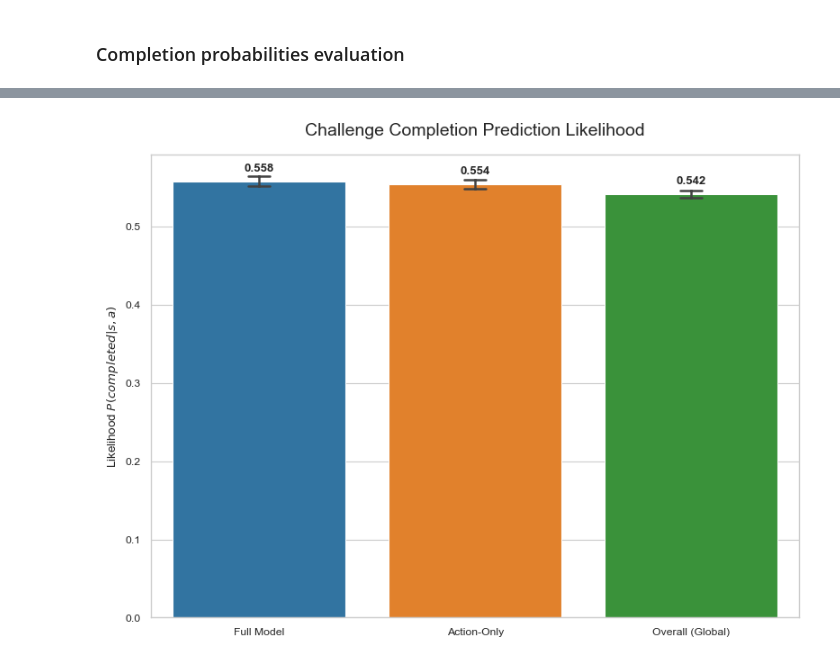
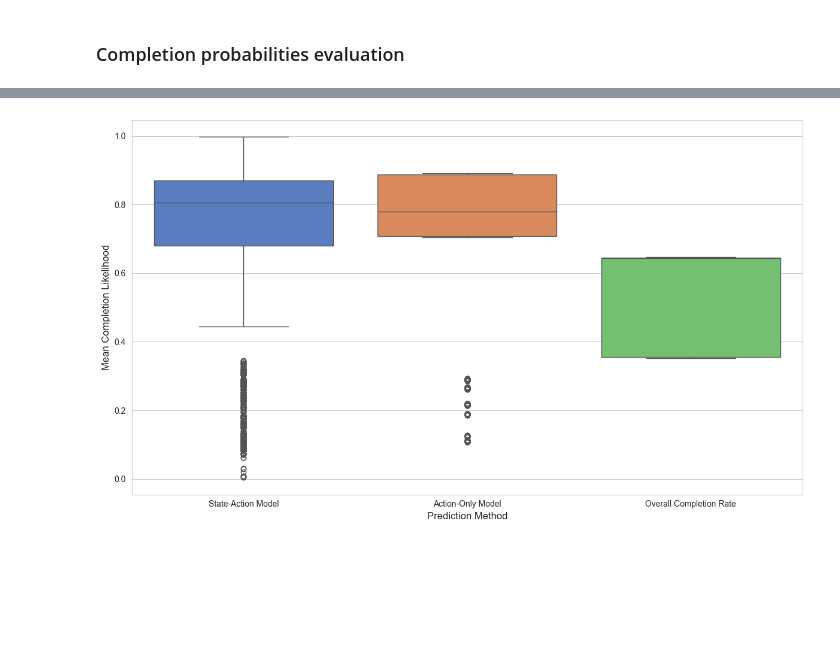
Before and after one commit to shirleyxindi/morl-personalization, a Jupyter notebook: src/RQ/dynamics_evaluation.ipynb, the cells around one changed output, grey strips where cells are left out. Saved outputs shown, nothing was run; the diff lists cells and outputs as text; code cells hidden in the pictures; blank space fills up the shorter version.

```diff
--- a/src/RQ/dynamics_evaluation.ipynb
+++ b/src/RQ/dynamics_evaluation.ipynb
@@ -249,0 +278,8 @@ L1-error (action-only) per objective: 0.4391 ± 0.0779, 0.3465 ± 0.0796, 0.3444
+# %%
+for obj, obj_name in zip(reward_cols, obj_names):
+    if obj == "r_diversity":
+        continue  # Skip diversity for this analysis, since it is deterministic
+    combined_results[f'{obj}_improvement'] = combined_results[f'{obj}_l1_error_action_only'] - combined_results[f'{obj}_l1_error']
+    user_diffs = combined_results.groupby('user_id')[f'{obj}_improvement'].mean().values
+    print(f"\n{obj_name}:")
+    ba.paired_t_test(user_diffs)
@@ -249,0 +350,6 @@ L1-error (action-only) per objective: 0.4391 ± 0.0779, 0.3465 ± 0.0796, 0.3444
+# %%
+for outcome in stochastic_outcomes:
+    combined_results[f'{outcome}_improvement'] = combined_results[f'{outcome}_likelihood'] - combined_results[f'{outcome}_likelihood_action_only']
+    user_diffs = combined_results.groupby('user_id')[f'{outcome}_improvement'].mean().values
+    print(f"\n{outcome}:")
+    ba.paired_t_test(user_diffs)
@@ -284,0 +421,5 @@ plt.show()
+# %%
+combined_results['next_state_improvement'] = combined_results['next_state_likelihood'] - combined_results['equal_state']
+user_diffs = combined_results.groupby('user_id')['next_state_improvement'].mean().values
+
+ba.paired_t_test(user_diffs)
@@ -285,47 +438,49 @@ plt.show()
 # %% [markdown]
 ### Completion probabilities evaluation
 # %%
-rows = []
+plot_records = []
+model_map = {
+    'completion_likelihood': 'State-Action Model',
+    'completion_likelihood_action_only': 'Action-Only Model',
+    'completion_likelihood_overall': 'Overall Completion Rate'
+}
 
-# Iterate through the lists of results per user
-for cl_list, cl_ao_list, cl_ov_list in zip(
-    all_completion_likelihoods,
-    all_completion_likelihoods_action_only,
-    all_completion_likelihoods_overall
-):
-    for p_cl, p_cl_ao, p_cl_ov in zip(cl_list, cl_ao_list, cl_ov_list):
-        rows.append({'Model': 'Full Model', 'Likelihood': p_cl})
-        rows.append({'Model': 'Action-Only', 'Likelihood': p_cl_ao})
-        rows.append({'Model': 'Overall (Global)', 'Likelihood': p_cl_ov})
+for col, model_name in model_map.items():
+    for _, row in combined_results.iterrows():
+        plot_records.append({
+            'Model': model_name,
+            'Likelihood': row[col],
+            'Completed': 'Completed' if row['completed'] == 1 else 'Not Completed'
 
-df_comp_final = pd.DataFrame(rows)
+        })
 
-plt.figure(figsize=(8, 6))
+plot_df = pd.DataFrame(plot_records)
+
+
+plt.figure(figsize=(12, 7))
 sns.set_style("whitegrid")
 
-# Create the bar plot
-ax = sns.barplot(
-    data=df_comp_final,
+ax = sns.boxplot(
+    data=plot_df,
     x='Model',
     y='Likelihood',
-    hue='Model',
-    capsize=.1,
-    errorbar=('ci', 95) # 95% Confidence Interval
+    palette='muted',
+    # capsize=.05,
+    # errorbar=('ci', 95)
 )
 
-plt.title('Challenge Completion Prediction Likelihood', fontsize=14, pad=15)
-plt.ylabel('Likelihood $P(completed | s, a)$')
-plt.xlabel('')
-
-# Add mean labels on top of bars
-for p in ax.patches:
-    ax.annotate(f'{p.get_height():.3f}',
-                (p.get_x() + p.get_width() / 2., p.get_height()),
-                ha='center', va='center',
-                xytext=(0, 10),
-                textcoords='offset points',
-                fontweight='bold')
+# plt.title('Completion Likelihood by Prediction Model', fontsize=14)
+plt.ylabel('Mean Completion Likelihood', fontsize=12)
+plt.xlabel('Prediction Method', fontsize=12)
+plt.savefig(results_folder + "figures/completion_likelihood_comparison_boxplot.svg", bbox_inches='tight')
 
 plt.tight_layout()
 plt.show()
+
+print("\nMean completion likelihoods:")
+for col, model_name in model_map.items():
+    mean_likelihood = combined_results[col].mean()
+    print(f"{model_name}: {mean_likelihood:.4f}")
+    hdi = az.hdi(np.array(combined_results[col]), hdi_prob=0.95)
+    print(f"  95% HDI: [{hdi[0]:.4f}, {hdi[1]:.4f}]")
 # %% [output]
@@ -332 +490 @@ plt.show()
-[figure, old version]
+[figure, new version]
```
Also changed, not shown: parts of 19 cells of this notebook, 18 other files.
